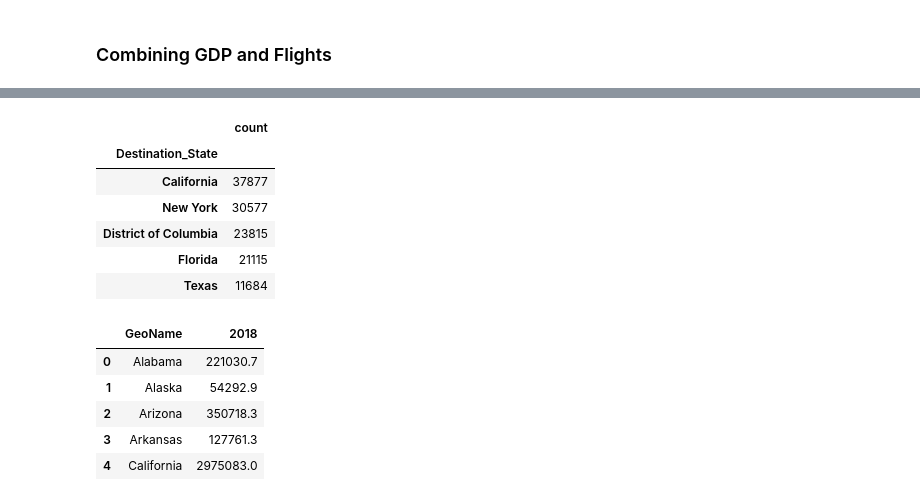
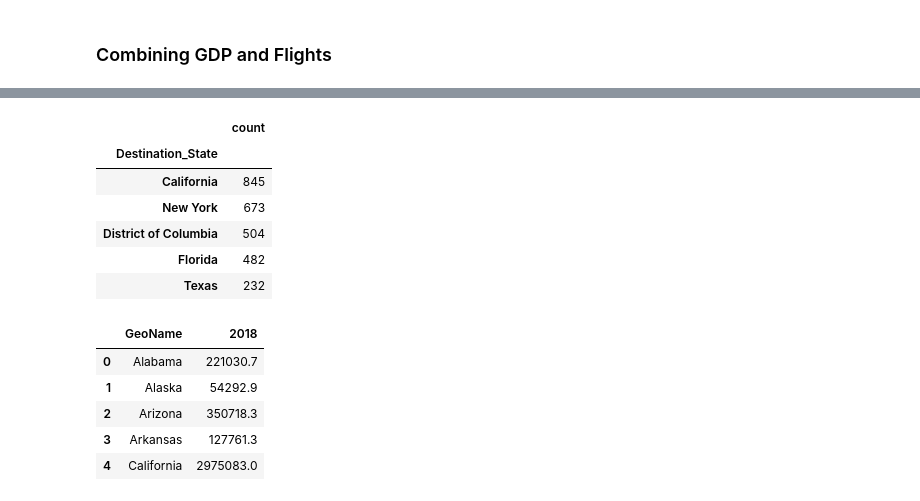
Before and after one commit to cosmopaladin/project-1, a Jupyter notebook: project1.ipynb, the cells around one changed output, grey strips where cells are left out. Saved outputs shown, nothing was run; the diff lists cells and outputs as text; code cells hidden in the pictures.

```diff
--- a/project1.ipynb
+++ b/project1.ipynb
@@ -129,3 +136,6 @@ airline_flights.head()
 # %%
 airline_flights['Origin_City_Name'] = airline_flights['Origin_City_Name'].str.replace(r'\s*\(Metropolitan Area\)', '', regex=True)
 airline_flights['Destination_City_Name'] = airline_flights['Destination_City_Name'].str.replace(r'\s*\(Metropolitan Area\)', '', regex=True)
+# %%
+airline_flights[['Destination_City', 'Destination_State']] = airline_flights['Destination_City_Name'].str.split(", ", expand=True)
+airline_flights[['Origin_City', 'Origin_State']] = airline_flights['Origin_City_Name'].str.split(", ", expand=True)
@@ -148,5 +239,5 @@ Geocoded_City2               39206
 dtype: int64
 # %%
-airline_flights_cleaned = airline_flights.dropna()
-airline_flights_cleaned.shape
+airline_flights = airline_flights.dropna()
+airline_flights.shape
 # %% [output]
@@ -281,2 +318,2 @@ state_mapping = {
 # %%
-airline_flights_cleaned.loc[airline_flights_cleaned.Year == 2018]
+flights_2018 = airline_flights.loc[airline_flights.Year == 2018]
@@ -315,14 +336,14 @@ airline_flights_cleaned.head()
 # %%
-destination_state_counts = pd.DataFrame(airline_flights_cleaned['Destination_State'].value_counts())
-destination_state_counts.head()
+state_counts_2018 = pd.DataFrame(flights_2018['Destination_State'].value_counts())
+state_counts_2018.head()
 # %% [output]
 |  | count |
 | Destination_State |  |
-| California | 37877 |
-| New York | 30577 |
-| District of Columbia | 23815 |
-| Florida | 21115 |
-| Texas | 11684 |
+| California | 845 |
+| New York | 673 |
+| District of Columbia | 504 |
+| Florida | 482 |
+| Texas | 232 |
 # %%
 gdp_state_2018 = gdp_state[['GeoName','2018']]
 gdp_state_2018.head()
```
Also changed, not shown: parts of 19 cells of this notebook.
